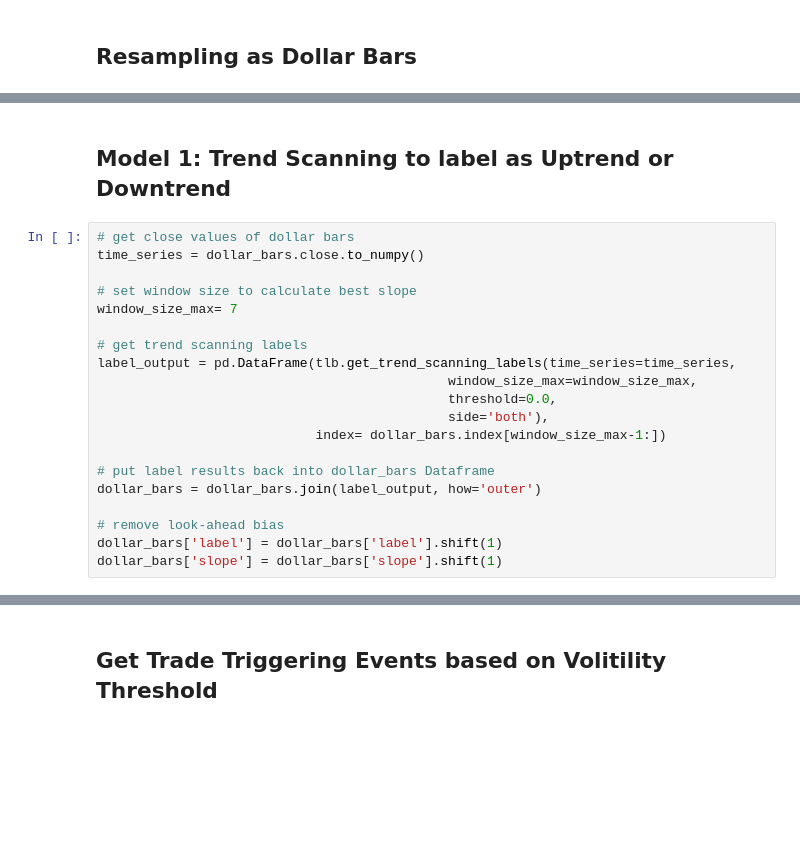
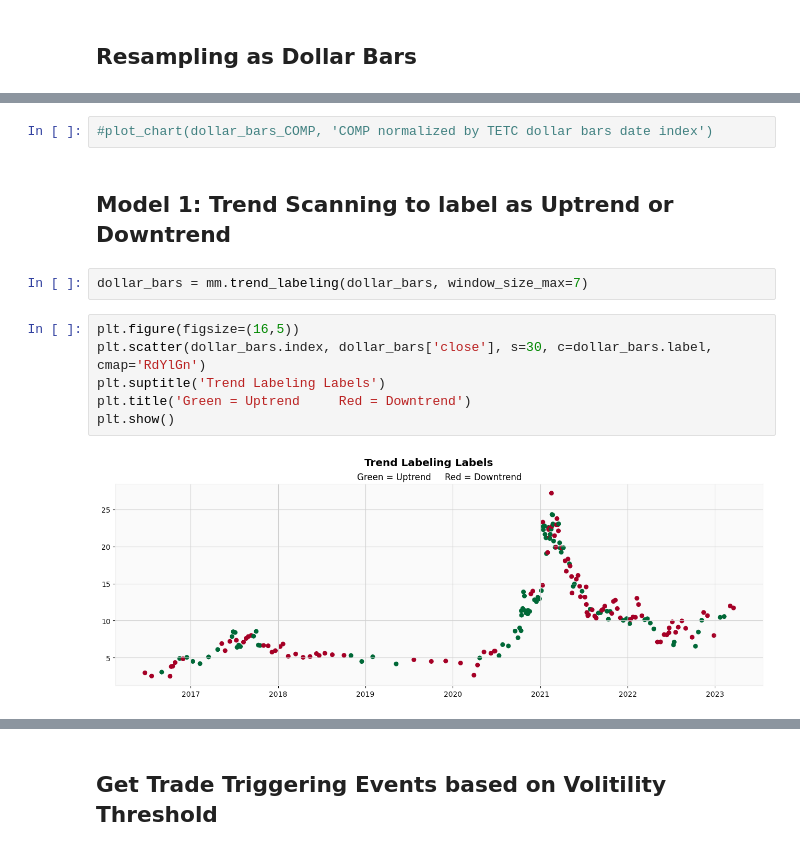
Before and after one commit to waikho/MADS_Capstone, a Jupyter notebook: modeling.ipynb, the cells around one changed output, grey strips where cells are left out. Saved outputs shown, nothing was run; the diff lists cells and outputs as text; blank space fills up the shorter version.

```diff
--- a/modeling.ipynb
+++ b/modeling.ipynb
@@ -125,25 +68,17 @@ dollar_bars_SPY = bars.generate_dollarbars(trades_SPY, frequency=dollar_vol_SPY)
+# %%
+#plot_chart(dollar_bars_COMP, 'COMP normalized by TETC dollar bars date index')
 # %% [markdown]
 ## Model 1: Trend Scanning to label as Uptrend or Downtrend
-# %%
-# get close values of dollar bars
-time_series = dollar_bars.close.to_numpy()
-
-# set window size to calculate best slope
-window_size_max= 7
-
-# get trend scanning labels
-label_output = pd.DataFrame(tlb.get_trend_scanning_labels(time_series=time_series,
-                                             window_size_max=window_size_max,
-                                             threshold=0.0,
-                                             side='both'),
-                            index= dollar_bars.index[window_size_max-1:])
-
-# put label results back into dollar_bars Dataframe
-dollar_bars = dollar_bars.join(label_output, how='outer')
-
-# remove look-ahead bias
-dollar_bars['label'] = dollar_bars['label'].shift(1)
-dollar_bars['slope'] = dollar_bars['slope'].shift(1)
+# %%
+dollar_bars = mm.trend_labeling(dollar_bars, window_size_max=7)
+# %%
+plt.figure(figsize=(16,5))
+plt.scatter(dollar_bars.index, dollar_bars['close'], s=30, c=dollar_bars.label, cmap='RdYlGn')
+plt.suptitle('Trend Labeling Labels')
+plt.title('Green = Uptrend     Red = Downtrend')
+plt.show()
+# %% [output]
+[figure, added]
 # %%
 # number of uptrends vs # of downtrends
 print(dollar_bars['label'].value_counts())
```
Also changed, not shown: parts of 33 cells of this notebook, 3 other files.
